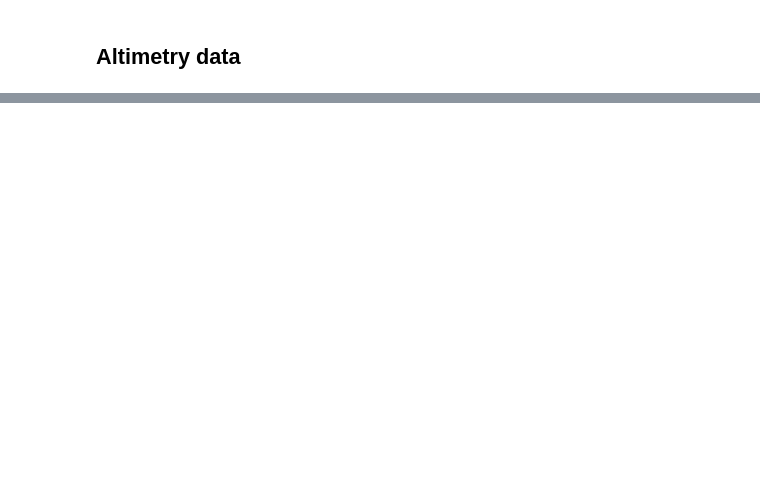
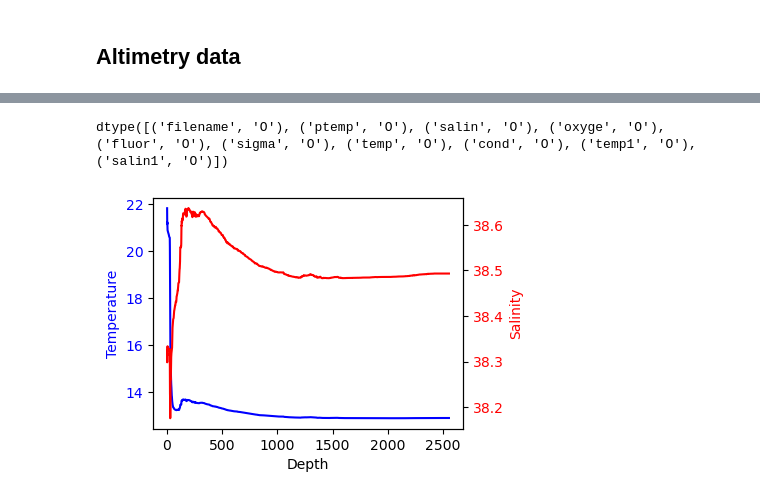
Before and after one commit to juliencollard2001/FOET_Northern_Gyre, a Jupyter notebook: loading_data.ipynb, the cells around one changed output, grey strips where cells are left out. Cells and saved outputs as stored; diff of their text form; code cells hidden in the pictures; blank space fills up the shorter version.

```diff
--- a/loading_data.ipynb
+++ b/loading_data.ipynb
@@ -54,0 +224,31 @@ Data variables:
+# %%
+i=1
+all_cnv[0,i].dtype
+# %% [output]
+dtype([('filename', 'O'), ('ptemp', 'O'), ('salin', 'O'), ('oxyge', 'O'), ('fluor', 'O'), ('sigma', 'O'), ('temp', 'O'), ('cond', 'O'), ('temp1', 'O'), ('salin1', 'O')])
+# %%
+def get_profile_df(i):
+    ptemp = all_cnv[0,i][all_cnv.dtype.names.index('ptemp')][:,0]
+    salin = all_cnv[0,i][all_cnv.dtype.names.index('salin')][:,0]
+    temp = all_cnv[0,i][all_cnv.dtype.names.index('temp')][:,0]
+
+    depth = np.arange(len(ptemp)) * 1.
+    df = pd.DataFrame({'depth': depth, 'ptemp': ptemp, 'salin': salin, 'temp': temp})
+    return df.dropna().reset_index(drop=True)
+# %%
+df = get_profile_df(np.random.randint(0, all_cnv.shape[1]))
+
+fig, ax = plt.subplots(figsize=(4, 3))
+ax.plot(df['depth'], df['ptemp'], color='blue')
+ax.set_xlabel('Depth')
+ax.set_ylabel('Temperature', color='blue')
+ax.tick_params(axis='y', labelcolor='blue')
+
+ax2 = ax.twinx()
+ax2.plot(df['depth'], df['salin'], color='red')
+ax2.set_ylabel('Salinity', color='red')
+ax2.tick_params(axis='y', labelcolor='red')
+
+plt.show()
+# %% [output]
+[figure, added]
```
Also changed, not shown: parts of 12 cells of this notebook.
